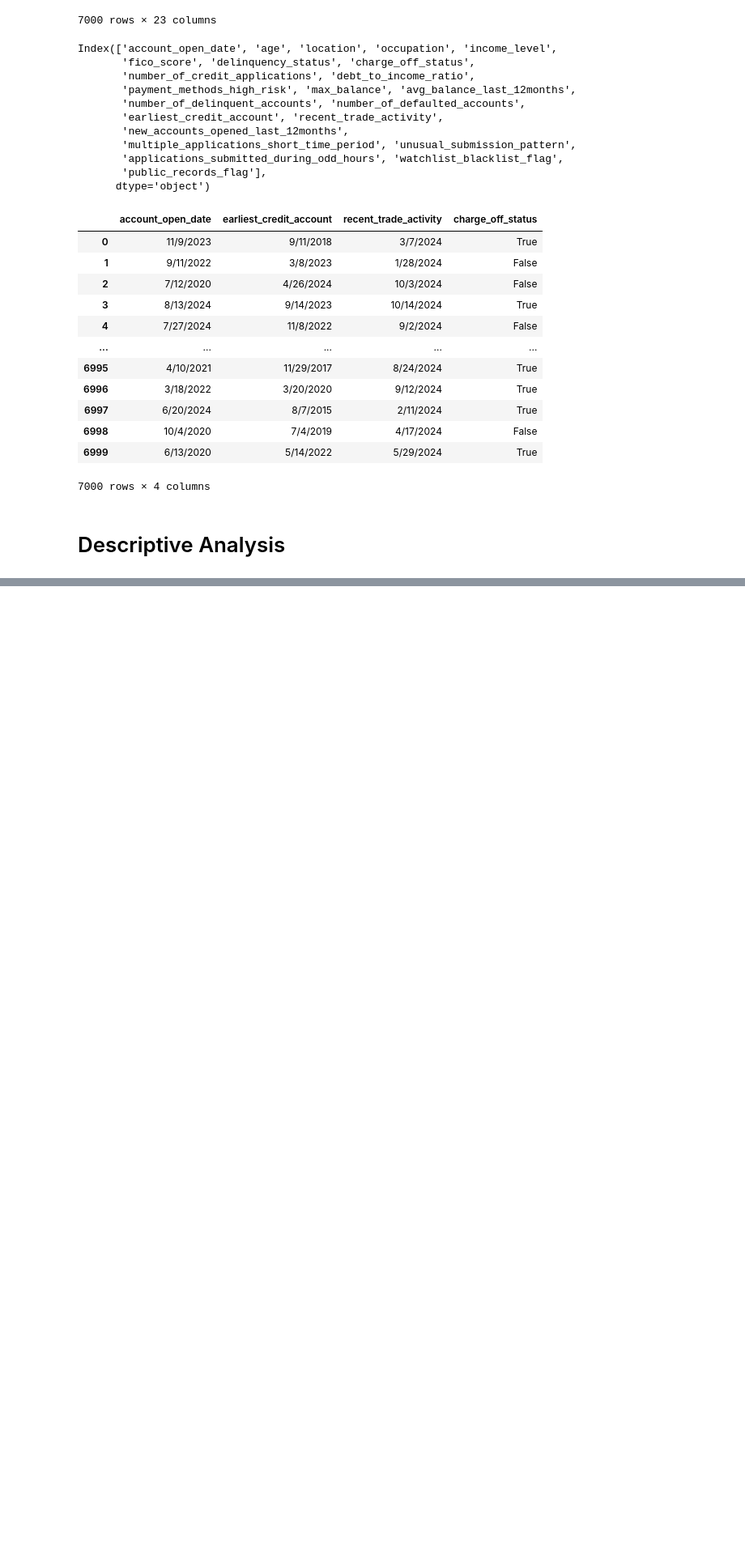
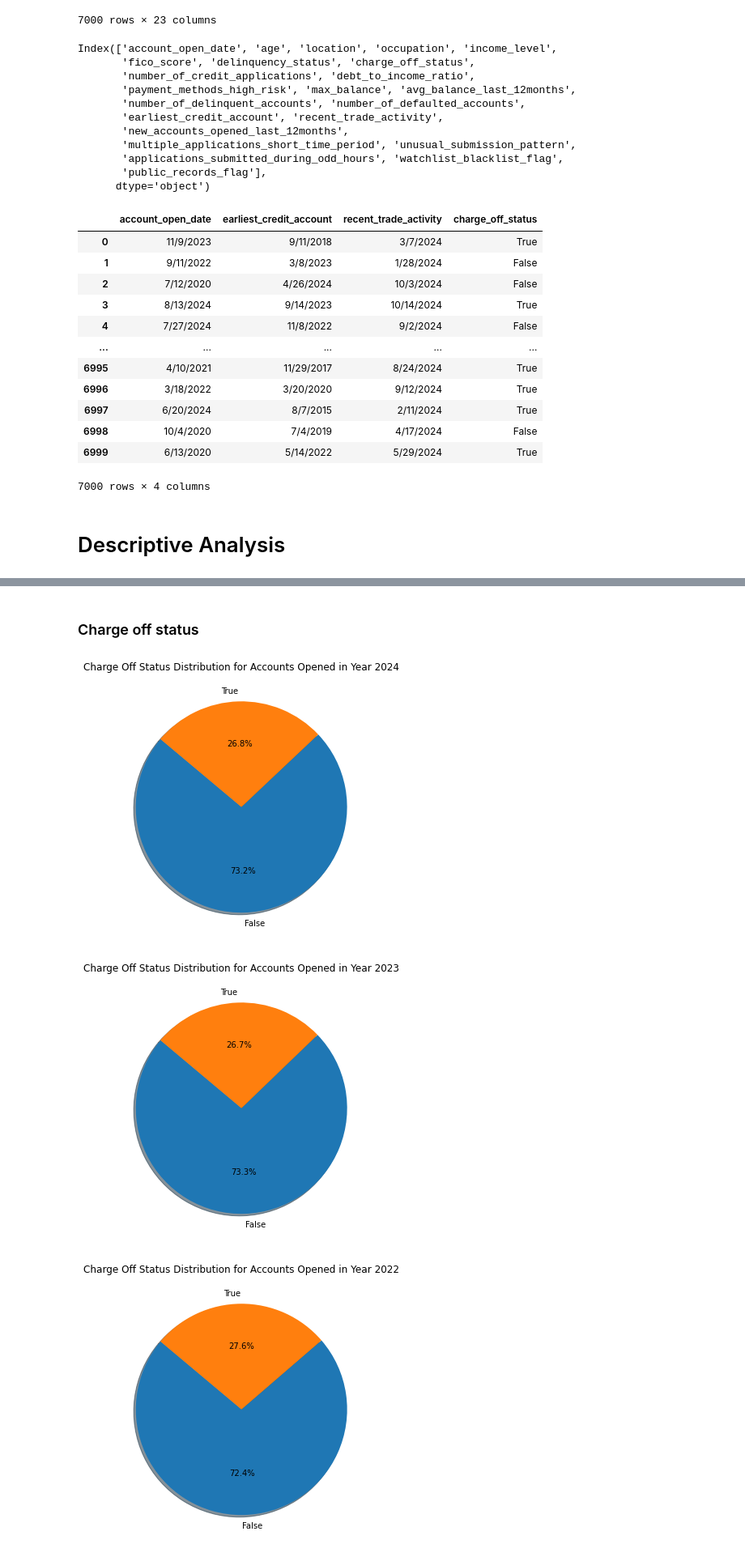
Before and after one commit to susara-ouchi/credit-score-case-study, a Jupyter notebook: credit_score_study_susara.ipynb, the cells around one changed output, grey strips where cells are left out. Shown: that part at 81% size. Saved outputs shown, nothing was run; the diff lists cells and outputs as text; code cells hidden in the pictures; blank space fills up the shorter version.

```diff
--- a/credit_score_study_susara.ipynb
+++ b/credit_score_study_susara.ipynb
@@ -63,0 +81,43 @@ df_0[['account_open_date',
+# %% [markdown]
+### Charge off status
+# %%
+def plot_charge_off_status_by_year(df_year, year, column_name='charge_off_status'):
+    status_counts = df_year[column_name].value_counts()
+    status_proportions = status_counts / len(df_year) * 100
+
+    labels = status_counts.index
+    sizes = status_counts.values
+
+    plt.figure(figsize=(6, 6))
+    plt.pie(
+        sizes,
+        labels=labels,
+        autopct='%1.1f%%',
+        shadow=True,
+        startangle=140
+    )
+    plt.title(f'Charge Off Status Distribution for Accounts Opened in Year {year}')
+    plt.show()
+# %%
+#Charge Off Status Distribution for Accounts Opened in Year 2024
+plot_charge_off_status_by_year(df_0_2024, 2024, column_name='charge_off_status')
+
+#Charge Off Status Distribution for Accounts Opened in Year 2023
+plot_charge_off_status_by_year(df_0_2023, 2023, column_name='charge_off_status')
+2021, 2019
+
+#Charge Off Status Distribution for Accounts Opened in Year 2022
+plot_charge_off_status_by_year(df_0_2022, 2022, column_name='charge_off_status')
+
+#Charge Off Status Distribution for Accounts Opened in Year 2021
+plot_charge_off_status_by_year(df_0_2021, 2021, column_name='charge_off_status')
+
+#Charge Off Status Distribution for Accounts Opened in Year 2020
+plot_charge_off_status_by_year(df_0_2020, 2020, column_name='charge_off_status')
+
+#Charge Off Status Distribution for Accounts Opened in Year 2019
+plot_charge_off_status_by_year(df_0_2019, 2019, column_name='charge_off_status')
+# %% [output]
+[figure, added]
+[figure, added]
+[figure, added]
```
Also changed, not shown: parts of 8 cells of this notebook.
